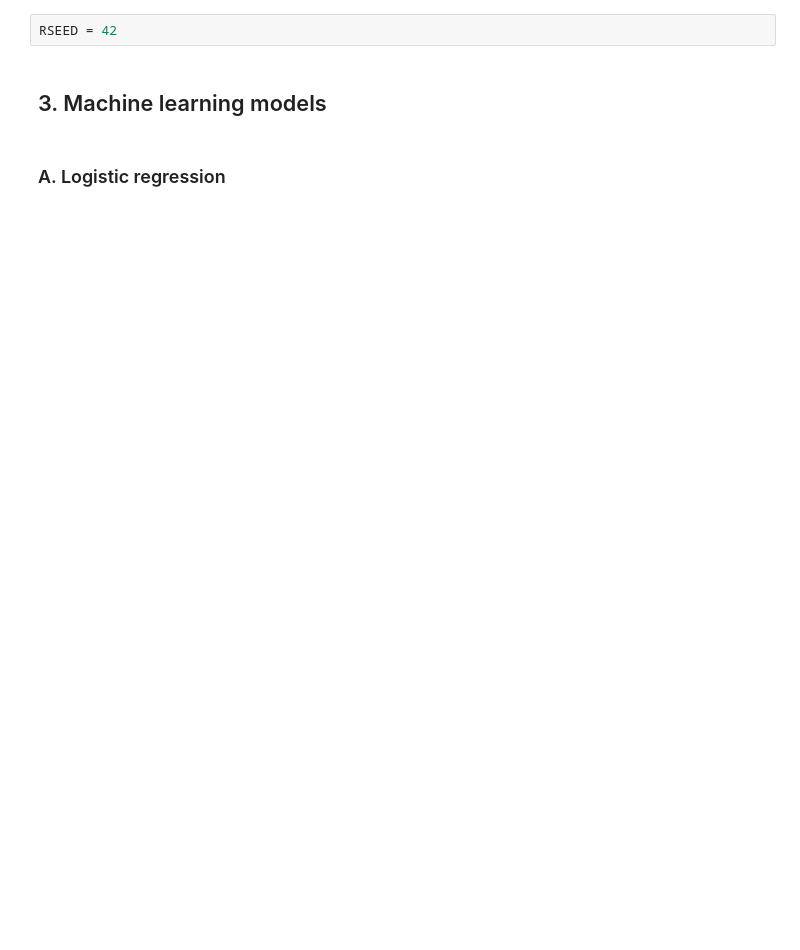
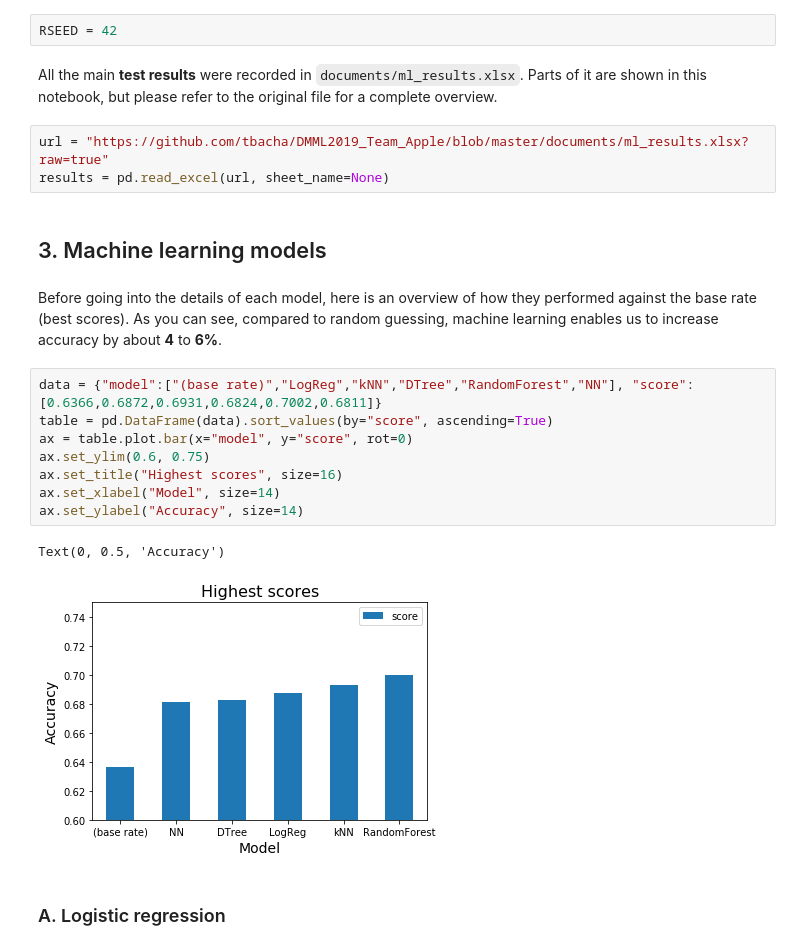
Before and after one commit to tbacha/DMML2019_Team_Apple, a Jupyter notebook: code/Kickstarter_notebook_Team_Apple_ML.ipynb, the cells around one changed output. Saved outputs shown, nothing was run; the diff lists cells and outputs as text; blank space fills up the shorter version.

```diff
--- a/code/Kickstarter_notebook_Team_Apple_ML.ipynb
+++ b/code/Kickstarter_notebook_Team_Apple_ML.ipynb
@@ -94,7 +91,25 @@ In order to get reproducible as well as comparable results, we are arbitrarily c
 # %%
 RSEED = 42
+# %% [markdown]
+All the main **test results** were recorded in `documents/ml_results.xlsx`. Parts of it are shown in this notebook, but please refer to the original file for a complete overview.
+# %%
+url = "https://github.com/tbacha/DMML2019_Team_Apple/blob/master/documents/ml_results.xlsx?raw=true"
+results = pd.read_excel(url, sheet_name=None)
 # %% [markdown]
 ## 3. Machine learning models<a name="ml"></a>
+# %% [markdown]
+Before going into the details of each model, here is an overview of how they performed against the base rate (best scores). As you can see, compared to random guessing, machine learning enables us to increase accuracy by about **4** to **6%**.
+# %%
+data = {"model":["(base rate)","LogReg","kNN","DTree","RandomForest","NN"], "score":[0.6366,0.6872,0.6931,0.6824,0.7002,0.6811]}
+table = pd.DataFrame(data).sort_values(by="score", ascending=True)
+ax = table.plot.bar(x="model", y="score", rot=0)
+ax.set_ylim(0.6, 0.75)
+ax.set_title("Highest scores", size=16)
+ax.set_xlabel("Model", size=14)
+ax.set_ylabel("Accuracy", size=14)
+# %% [output]
+Text(0, 0.5, 'Accuracy')
+[figure, added]
 # %% [markdown]
 ### A. Logistic regression<a name="logr"></a>
 # %%
```
Also changed, not shown: parts of 58 cells of this notebook, 1 other file.
